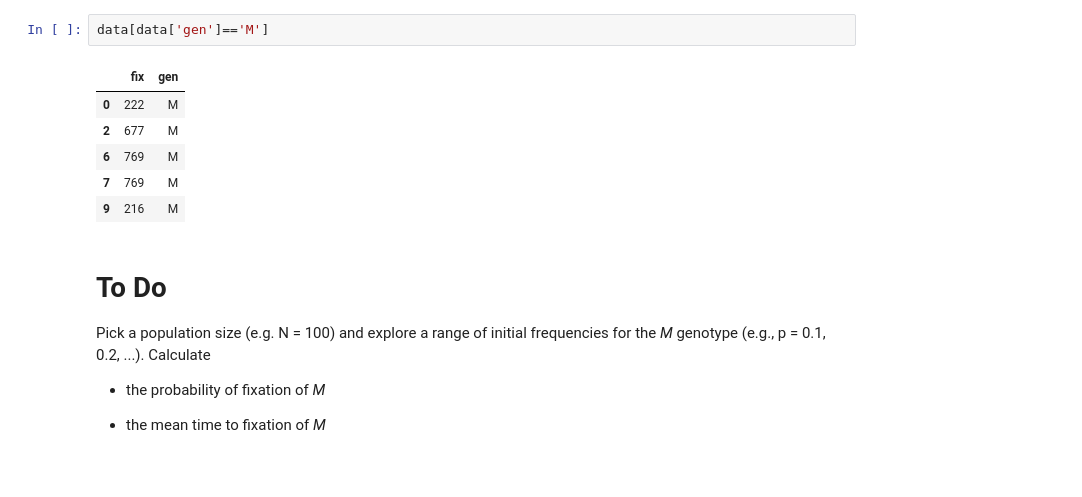
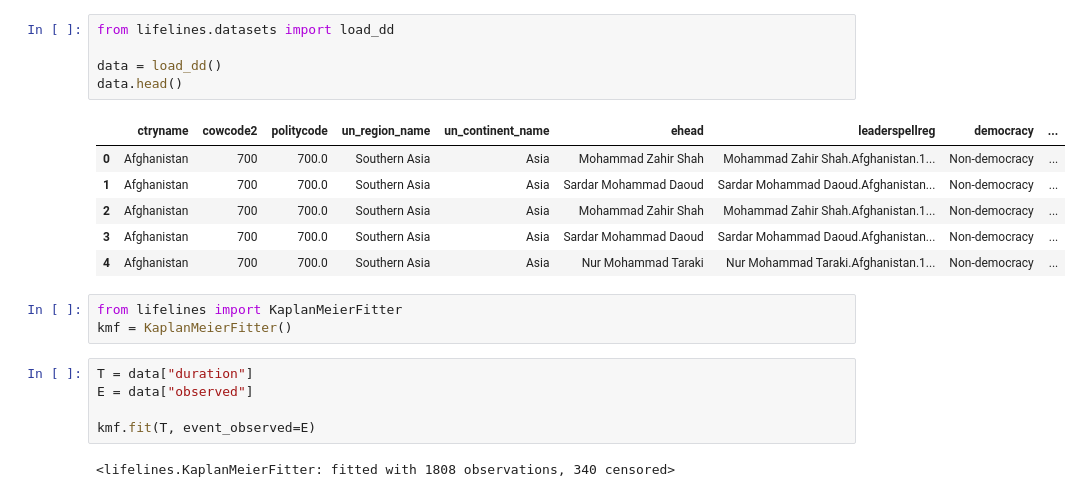
Before and after one commit to rbazev/doomed, a Jupyter notebook: python/Untitled.ipynb, the cells around one changed output. Cells and saved outputs as stored; diff of their text form.

```diff
--- a/python/Untitled.ipynb
+++ b/python/Untitled.ipynb
@@ -101,17 +4,22 @@ data
-# %%
-data[data['gen']=='M']
-# %% [output]
-|  | fix | gen |
-| 0 | 222 | M |
-| 2 | 677 | M |
-| 6 | 769 | M |
-| 7 | 769 | M |
-| 9 | 216 | M |
-# %% [markdown]
-# To Do
-
-Pick a population size (e.g. N = 100) and explore a range of initial frequencies for the *M* genotype (e.g., p = 0.1, 0.2, ...).  Calculate
-
-* the probability of fixation of *M*
-
-* the mean time to fixation of *M*
+# %%
+from lifelines.datasets import load_dd
+
+data = load_dd()
+data.head()
+# %% [output]
+|  | ctryname | cowcode2 | politycode | un_region_name | un_continent_name | ehead | leaderspellreg | democracy | ... |
+| 0 | Afghanistan | 700 | 700.0 | Southern Asia | Asia | Mohammad Zahir Shah | Mohammad Zahir Shah.Afghanistan.1... | Non-democracy | ... |
+| 1 | Afghanistan | 700 | 700.0 | Southern Asia | Asia | Sardar Mohammad Daoud | Sardar Mohammad Daoud.Afghanistan... | Non-democracy | ... |
+| 2 | Afghanistan | 700 | 700.0 | Southern Asia | Asia | Mohammad Zahir Shah | Mohammad Zahir Shah.Afghanistan.1... | Non-democracy | ... |
+| 3 | Afghanistan | 700 | 700.0 | Southern Asia | Asia | Sardar Mohammad Daoud | Sardar Mohammad Daoud.Afghanistan... | Non-democracy | ... |
+| 4 | Afghanistan | 700 | 700.0 | Southern Asia | Asia | Nur Mohammad Taraki | Nur Mohammad Taraki.Afghanistan.1... | Non-democracy | ... |
+# %%
+from lifelines import KaplanMeierFitter
+kmf = KaplanMeierFitter()
+# %%
+T = data["duration"]
+E = data["observed"]
+
+kmf.fit(T, event_observed=E)
+# %% [output]
+<lifelines.KaplanMeierFitter: fitted with 1808 observations, 340 censored>
```
Also changed, not shown: parts of 20 cells of this notebook, 6 other files.
